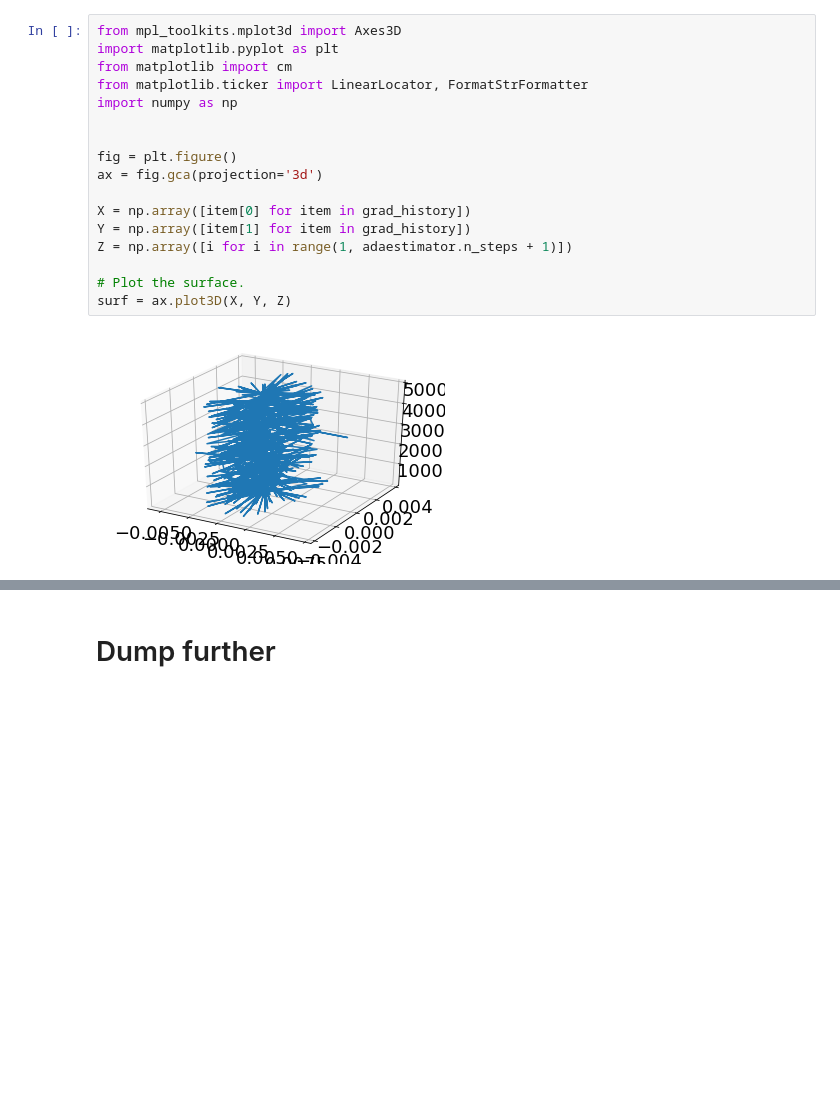
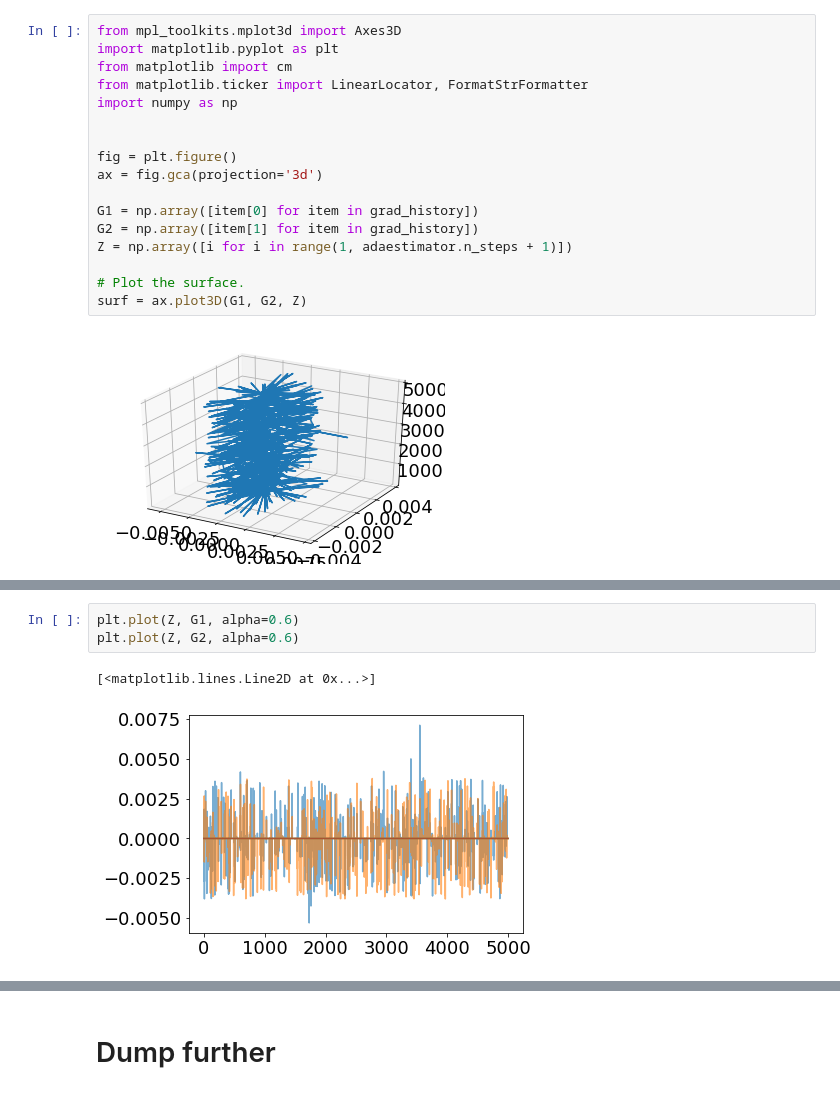
Before and after one commit to vjugor1/AC-PF-Security-Assessment, a Jupyter notebook: notebooks/tmplcss.ipynb, the cells around one changed output, grey strips where cells are left out. Cells and saved outputs as stored; diff of their text form; blank space fills up the shorter version.

```diff
--- a/notebooks/tmplcss.ipynb
+++ b/notebooks/tmplcss.ipynb
@@ -150,12 +150,12 @@ import numpy as np
 fig = plt.figure()
 ax = fig.gca(projection='3d')
 
-X = np.array([item[0] for item in grad_history])
-Y = np.array([item[1] for item in grad_history])
+G1 = np.array([item[0] for item in grad_history])
+G2 = np.array([item[1] for item in grad_history])
 Z = np.array([i for i in range(1, adaestimator.n_steps + 1)])
 
 # Plot the surface.
-surf = ax.plot3D(X, Y, Z)
+surf = ax.plot3D(G1, G2, Z)
 # %% [output]
 [figure]
 # %%
@@ -178,2 +178,8 @@ surf = ax.plot3D(X, Y, Z)
 # %% [output]
 [figure]
+# %%
+plt.plot(Z, G1, alpha=0.6)
+plt.plot(Z, G2, alpha=0.6)
+# %% [output]
+[<matplotlib.lines.Line2D at 0x...>]
+[figure, added]
```
Also changed, not shown: parts of 7 cells of this notebook, 4 other files.
